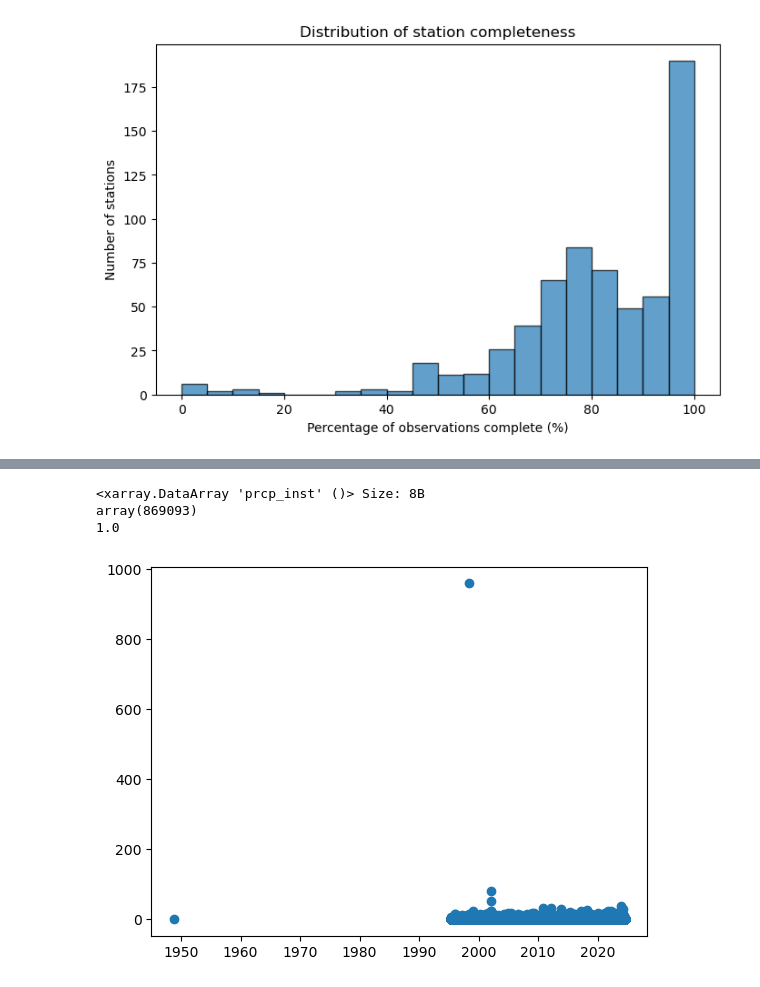
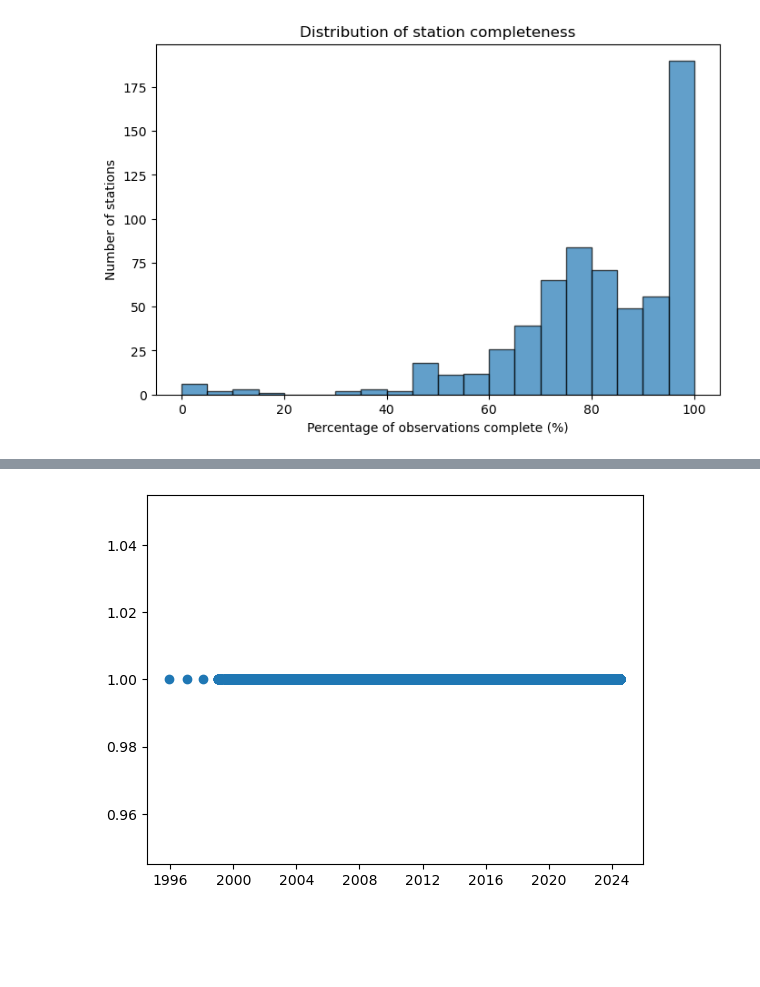
Before and after one commit to lettysolly/australia_precipitation, a Jupyter notebook: python/sanity_checks.ipynb, the cells around one changed output, grey strips where cells are left out. Drawn from its saved outputs; the diff is of its cells as text; code cells hidden in the pictures; blank space fills up the shorter version.

```diff
--- a/python/sanity_checks.ipynb
+++ b/python/sanity_checks.ipynb
@@ -468,3 +457,10 @@ plt.title("Distribution of station completeness")
 plt.show()
 # %% [output]
 [figure]
+# %%
+tester_stations = ['/g/data/k10/dl6968/BoM_gauges/netcdf/30min_inst/NSW/NSW_066037.nc', #0
+                        '/g/data/k10/dl6968/BoM_gauges/netcdf/30min_inst/VIC/VIC_086282.nc', #1
+                        '/g/data/k10/dl6968/BoM_gauges/netcdf/30min_inst/NT/NT_014015.nc',   #2
+                        '/g/data/k10/dl6968/BoM_gauges/netcdf/30min_inst/QLD/QLD_040913.nc',  #3
+                        '/g/data/k10/dl6968/BoM_gauges/netcdf/30min_inst/WA/WA_009225.nc',    #4
+                        '/g/data/k10/dl6968/BoM_gauges/netcdf/30min_inst/TAS/TAS_094029.nc']
@@ -512,15 +889,13 @@ def extremes_contribution(daily_df, annual_df, percentiles=[90, 95, 99, 99.9], r
 
     return thresholds, contribution
 # %%
-ds = xr.open_dataset('/g/data/k10/dl6968/BoM_gauges/netcdf/30min_inst/NSW/NSW_066037.nc')
+ds = xr.open_dataset(tester_stations[2])
 rain = ds['prcp_inst']
 time = ds['time']
 qual = ds['quality_flag']
-plt.scatter(time, rain)
-print(rain.argmax())
-print(qual[869093].values)
+plt.scatter(time, qual)
+#print(rain.argmax())
+#print(qual[869093].values)
+ds.close()
 # %% [output]
-<xarray.DataArray 'prcp_inst' ()> Size: 8B
-array(869093)
-1.0
-[figure, old version]
+[figure, new version]
```
Also changed, not shown: parts of 21 cells of this notebook, 7 other files.
